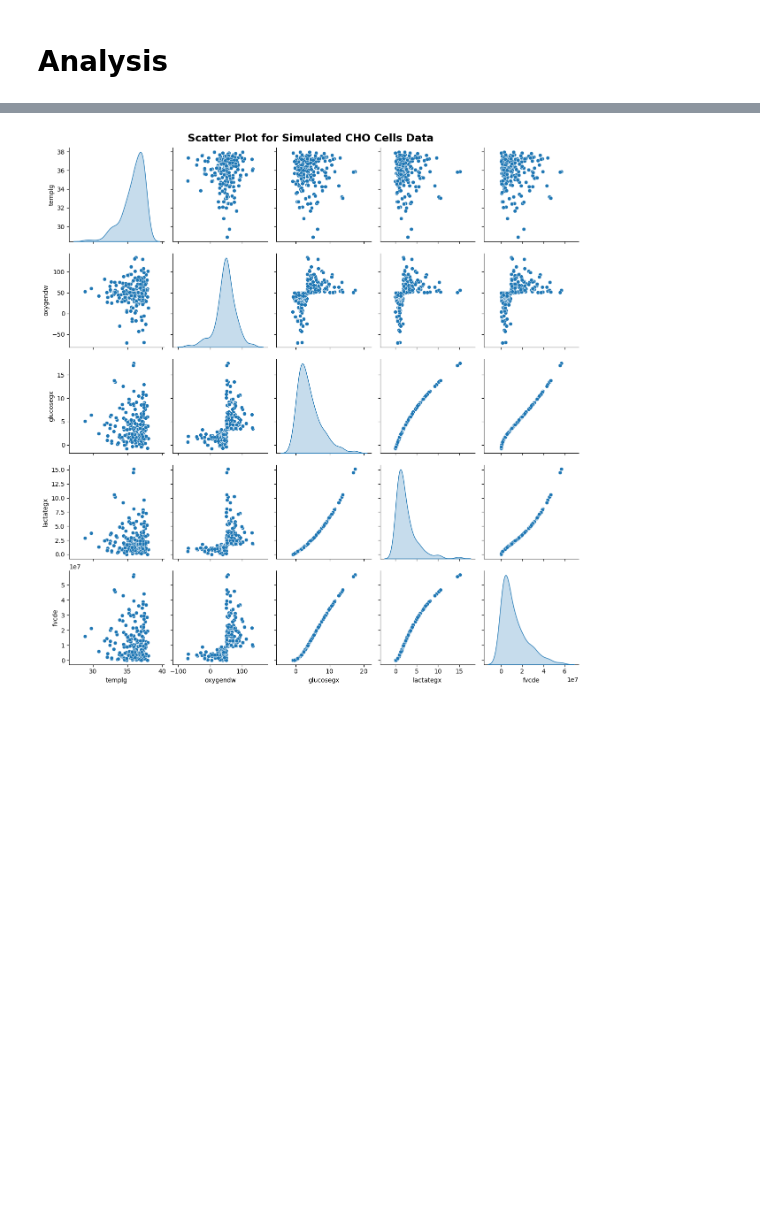
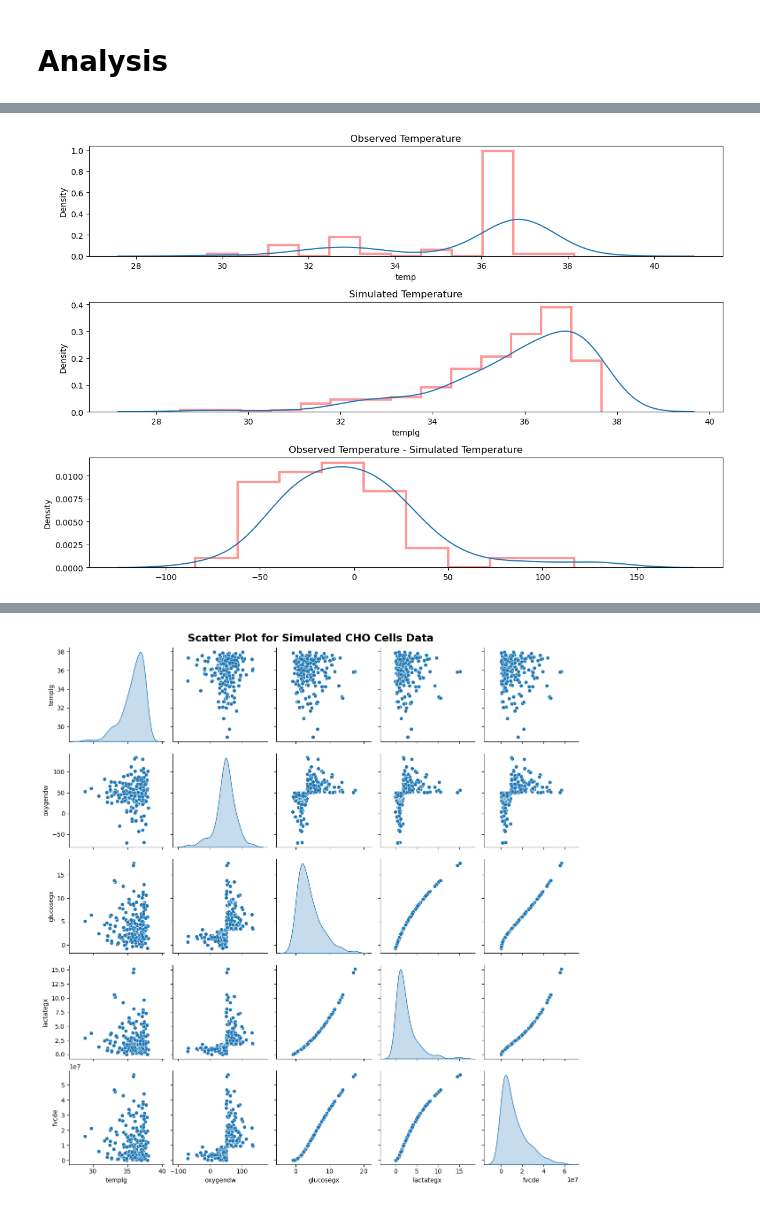
Before and after one commit to nurbujang/1progdaw23, a Jupyter notebook: project1.ipynb, the cells around one changed output, grey strips where cells are left out. Drawn from its saved outputs; the diff is of its cells as text; code cells hidden in the pictures; blank space fills up the shorter version.

```diff
--- a/project1.ipynb
+++ b/project1.ipynb
@@ -717,0 +736,22 @@ sim.head()
+# %%
+# For temperature,
+
+fig = plt.figure(figsize=(12,8))
+
+ax = fig.add_subplot(311)
+sns.distplot(df['temp'], hist_kws={'histtype':'step','align':'left','color':'red','lw':3})
+plt.title('Observed Temperature')
+
+ax = fig.add_subplot(312)
+sns.distplot(sim['templg'], hist_kws={'histtype':'step','align':'left','color':'red','lw':3})
+plt.title('Simulated Temperature')
+
+ax = fig.add_subplot(313)
+sns.distplot(difft, hist_kws={'histtype':'step','align':'left','color':'red','lw':3})
+plt.title('Observed Temperature - Simulated Temperature')
+
+plt.tight_layout()
+
+plt.show()
+# %% [output]
+[figure, added]
```
Also changed, not shown: parts of 34 cells of this notebook, 1 other file.
